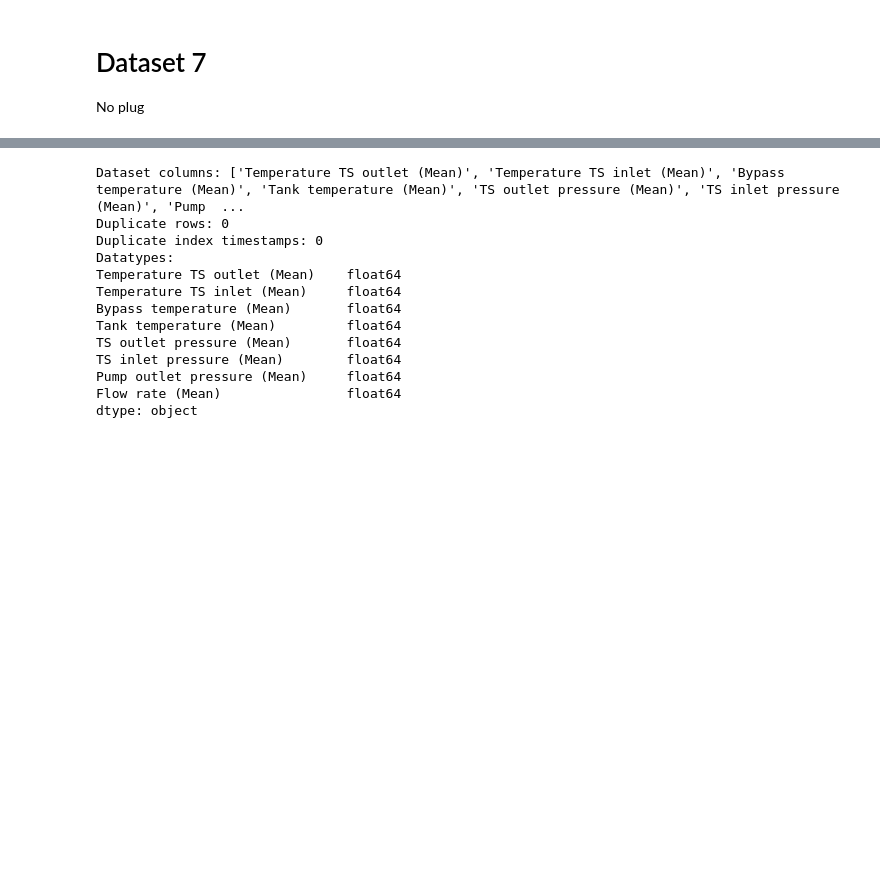
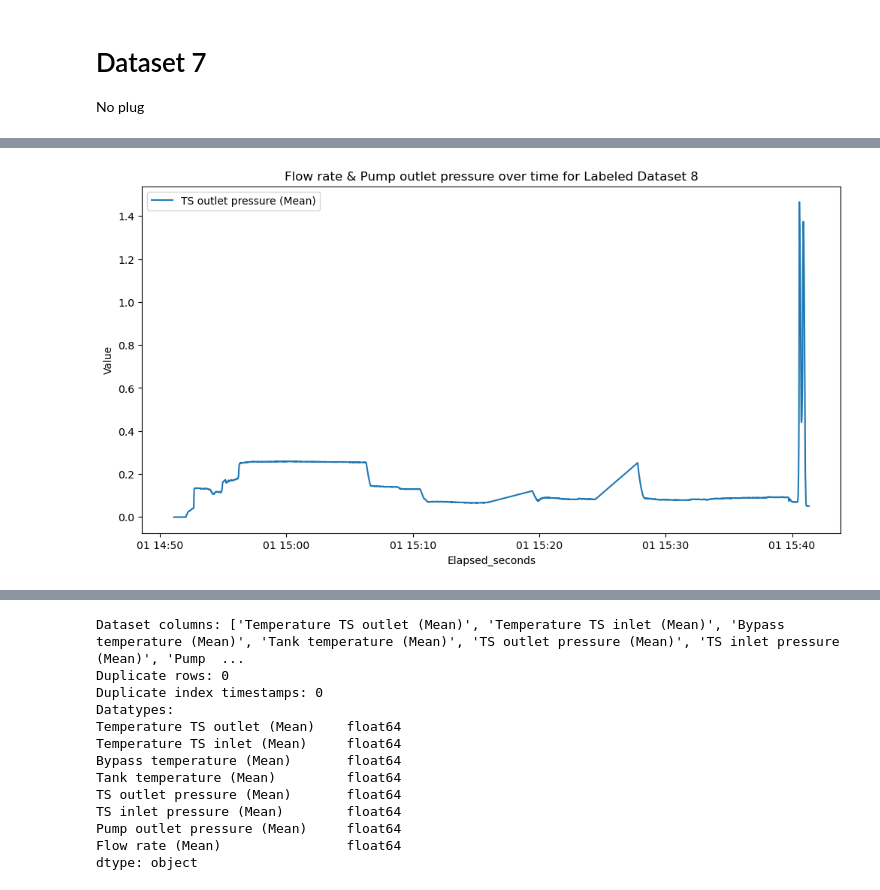
Before and after one commit to KaroGil/master_plug_prediction, a Jupyter notebook: notebooks/label_data.ipynb, the cells around one changed output, grey strips where cells are left out. Cells and saved outputs as stored; diff of their text form; code cells hidden in the pictures; blank space fills up the shorter version.

```diff
--- a/notebooks/label_data.ipynb
+++ b/notebooks/label_data.ipynb
@@ -456,3 +457,7 @@ dv.visualize_plug_event(dataset8, plug_column="Plug_future", name="Labled Datase
+# %%
+dv.visualize_key_column(dataset8, key="TS outlet pressure (Mean)", name="Labeled Dataset 8")
+# %% [output]
+[figure, added]
 # %%
 dv.visualize_plug_event(first_dataset8, plug_column="Plug_future", name="Labled Dataset")
 dv.visualize_plug_event(second_dataset8, plug_column="Plug_future", name="Labled Dataset")
```
Also changed, not shown: parts of 88 cells of this notebook, 40 other files.
